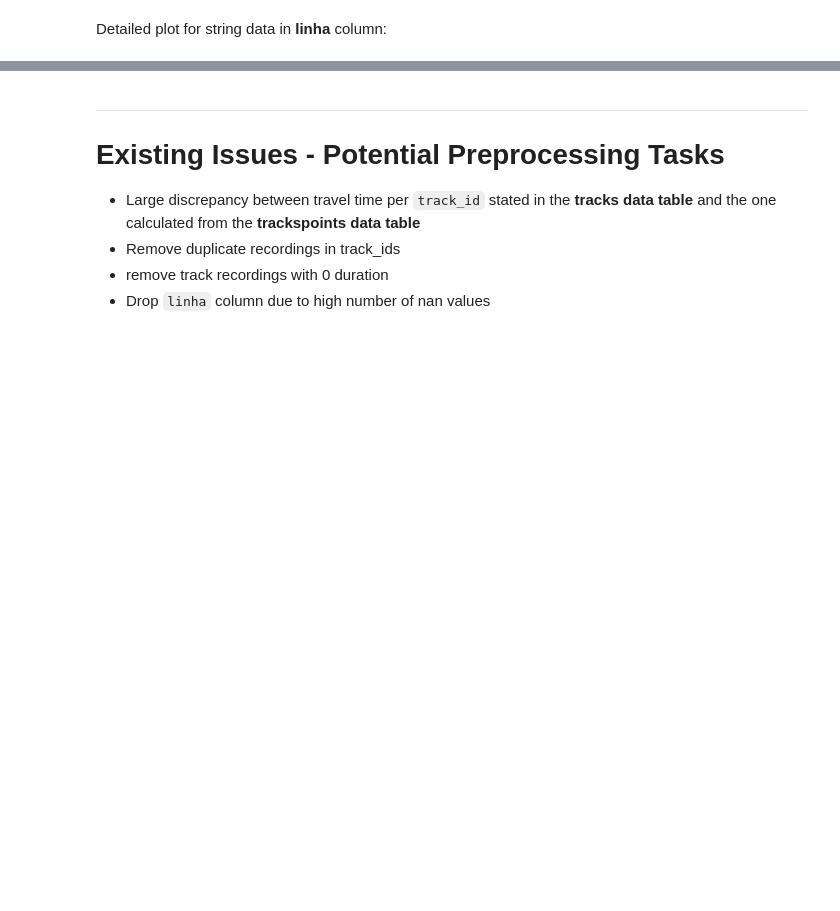
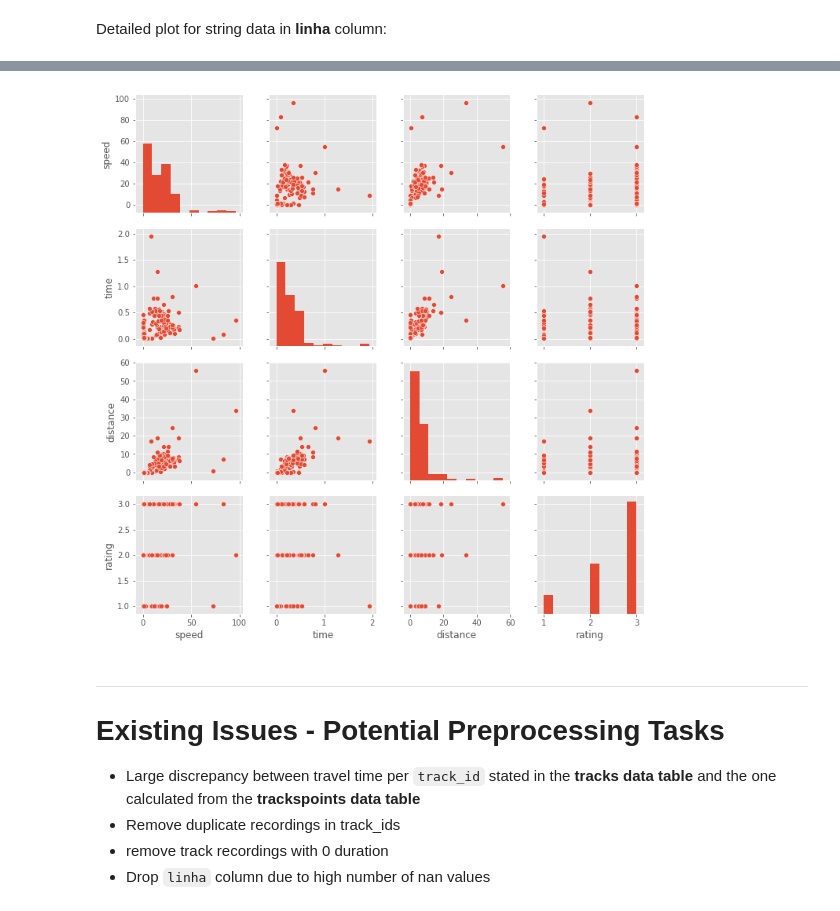
Before and after one commit to MoBran/bi2_project, a Jupyter notebook: src/DataExploration.ipynb, the cells around one changed output, grey strips where cells are left out. Drawn from its saved outputs; the diff is of its cells as text; code cells hidden in the pictures; blank space fills up the shorter version.

```diff
--- a/src/DataExploration.ipynb
+++ b/src/DataExploration.ipynb
@@ -327,3 +381,12 @@ tracks["linha"].value_counts().plot(kind='bar',figsize=(12,4));
+# %%
+#get subframe
+tracks_cor = tracks[['speed','time','distance','rating']]
+
+sns.pairplot(tracks_cor);
+#.show()
+#sns.show()
+# %% [output]
+[figure, added]
 # %% [markdown]
 ***
 # Existing Issues - Potential Preprocessing Tasks
```
Also changed, not shown: parts of 9 cells of this notebook, 5 other files.
